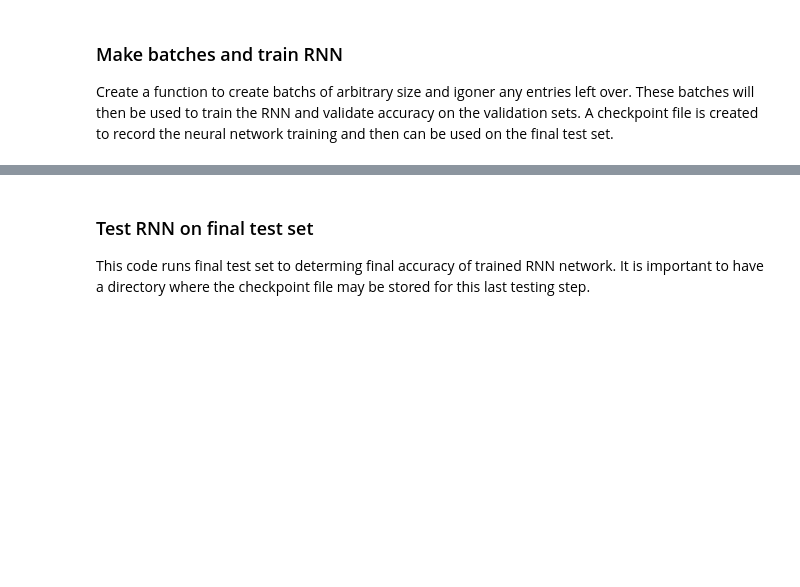
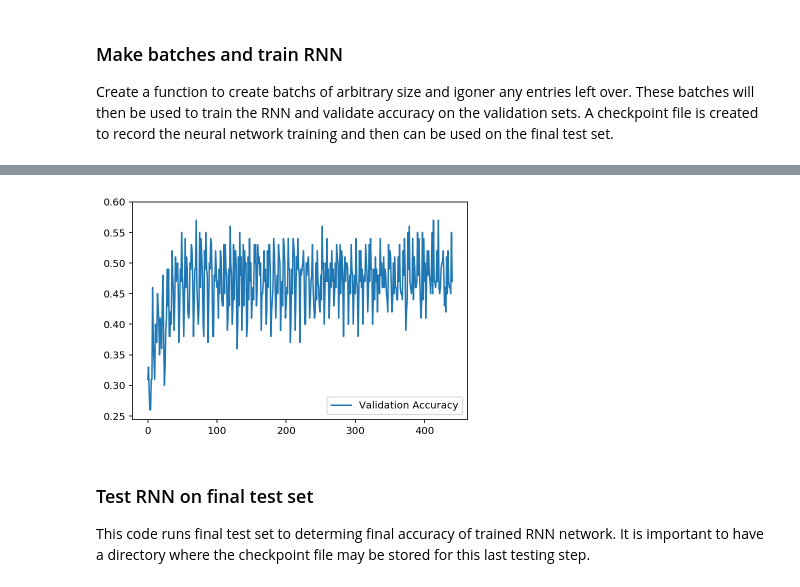
Before and after one commit to orlando-trejo/spock-tensorflow-abstacts, a Jupyter notebook: TensorFlow_Abstracts_MultiSubjects.ipynb, the cells around one changed output, grey strips where cells are left out. Drawn from its saved outputs; the diff is of its cells as text; code cells hidden in the pictures; blank space fills up the shorter version.

```diff
--- a/TensorFlow_Abstracts_MultiSubjects.ipynb
+++ b/TensorFlow_Abstracts_MultiSubjects.ipynb
@@ -343,3 +376,14 @@ Val acc: 0.493
+# %%
+plt.plot(val_acc, label='Validation Accuracy')
+plt.legend()
+plt.ylim(ymax=0.6)
+plt.show()
+
+with open('256_1__100min_acc.csv', 'w') as file_handler:
+    for item in val_acc:
+        file_handler.write("{}\n".format(item))
+# %% [output]
+[figure, added]
 # %% [markdown]
 ### Test RNN on final test set
 This code runs final test set to determing final accuracy of trained RNN network. It is important to have a directory where the checkpoint file may be stored for this last testing step.
```
Also changed, not shown: parts of 13 cells of this notebook.
